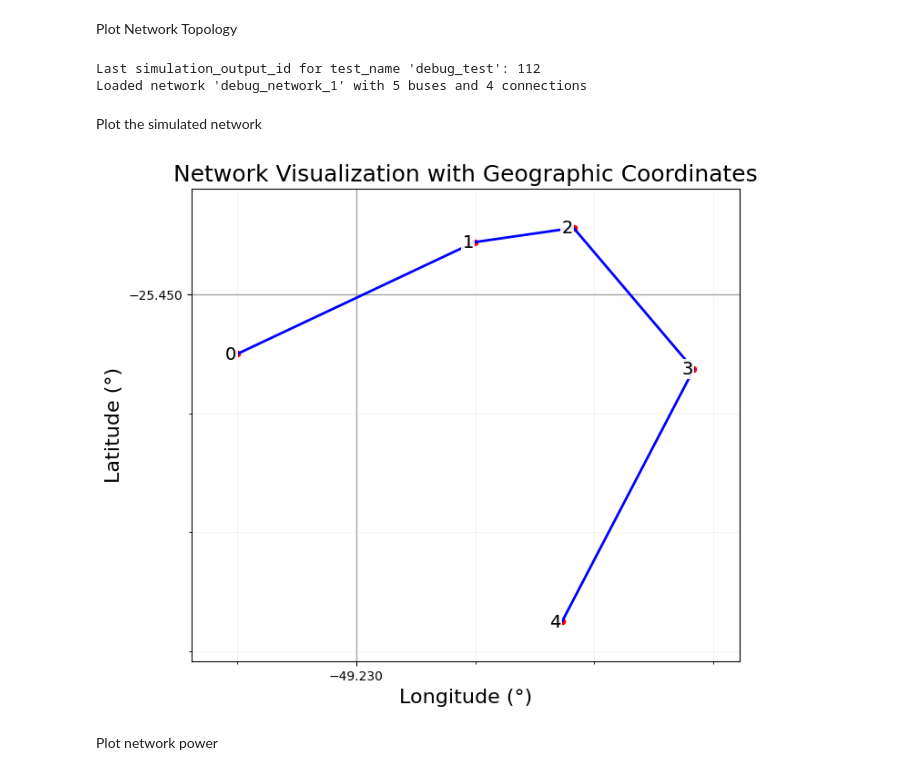
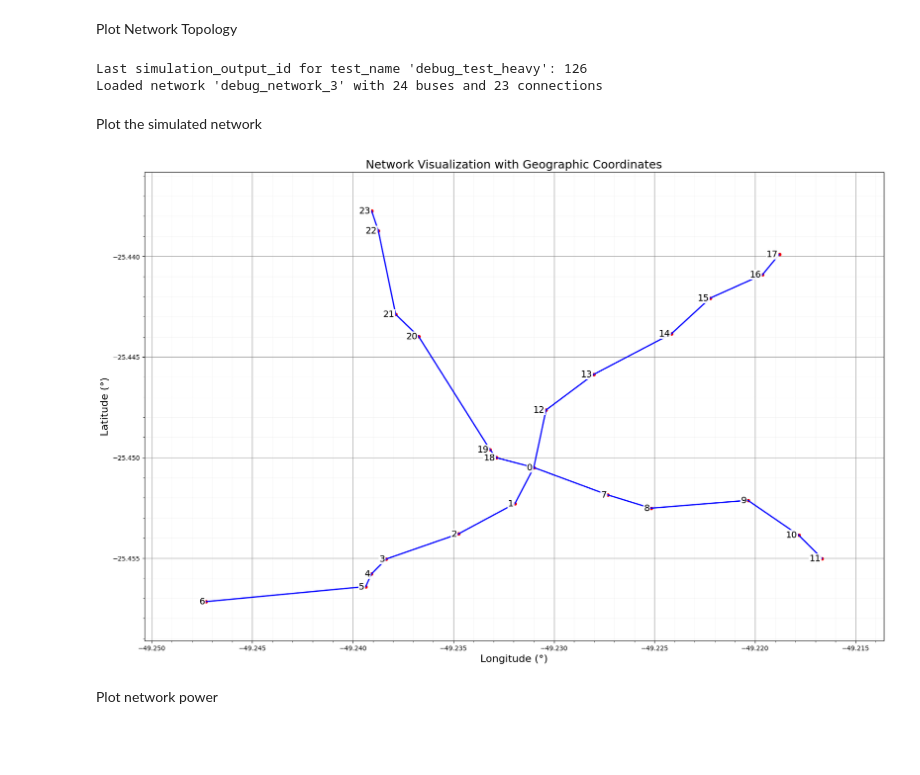
Before and after one commit to glmoritz/pandapower_tests, a Jupyter notebook: duilio_plots_postgres.ipynb, the cells around one changed output. Drawn from its saved outputs; the diff is of its cells as text; code cells hidden in the pictures; blank space fills up the shorter version.

Commit message:
last updates

```diff
--- a/duilio_plots_postgres.ipynb
+++ b/duilio_plots_postgres.ipynb
@@ -82,7 +148,7 @@ def get_timeseries_data(conn, simulation_id, element_type=None, element_idxs=Non
 # %%
 from create_random_network import load_network_from_database
 
-test_name = 'debug_test'
+test_name = 'debug_test_heavy'
 
 def get_last_simulation_output_id(test_name, conn):
     """Get the last simulation_output_id for a given test_name"""
@@ -114,8 +180,8 @@ if simulation_output_id:
 else:
     print(f"No simulation found for test_name '{test_name}'")
 # %% [output]
-Last simulation_output_id for test_name 'debug_test': 112
-Loaded network 'debug_network_1' with 5 buses and 4 connections
+Last simulation_output_id for test_name 'debug_test_heavy': 126
+Loaded network 'debug_network_3' with 24 buses and 23 connections
 # %% [markdown]
 Plot the simulated network
 # %%
@@ -233,35 +299,35 @@ if valid_points:
 # Set axis limits to only span the network area (with a small padding)
 ax.set_xlim(min_x, max_x)
 ax.set_ylim(min_y, max_y)
 
 # Make the plot narrower and shorter
-fig.set_size_inches(10, 6)
+fig.set_size_inches(17, 17)
 
 for idx, point in enumerate(bus_geo_series):
     if point:
         ax.text(point.x - pad_x*0.02, point.y, str(idx),
                fontsize=14, color='black', ha='right', va='center',
                bbox=dict(facecolor='white', alpha=0.7, edgecolor='none', pad=1))
 for idx, point in enumerate(bus_geo_series):
     if point:
         ax.text(point.x - pad_x*0.02, point.y, str(idx),
                fontsize=14, color='black', ha='right', va='center',
                bbox=dict(facecolor='white', alpha=0.7, edgecolor='none', pad=1))
 
 # Set the plot title using ax.set_title instead of plt.title to avoid layout issues
 ax.set_title(plot_title, fontsize=18)
 
 # Remove extra whitespace around the plot by tightening the layout
 plt.tight_layout()
 plt.xlabel(x_label, fontsize=16)
 plt.ylabel(y_label, fontsize=16)
 #ax.set_aspect('equal')
 
 # Save as PDF
 plt.savefig('network_visualization_clean_grid.pdf', format='pdf', bbox_inches='tight', dpi=300)
 plt.show()
 # %% [output]
-[figure, old version]
+[figure, new version]
 # %% [markdown]
 Plot network power
 # %%
```
Also changed, not shown: parts of 8 cells of this notebook, 4 other files.
